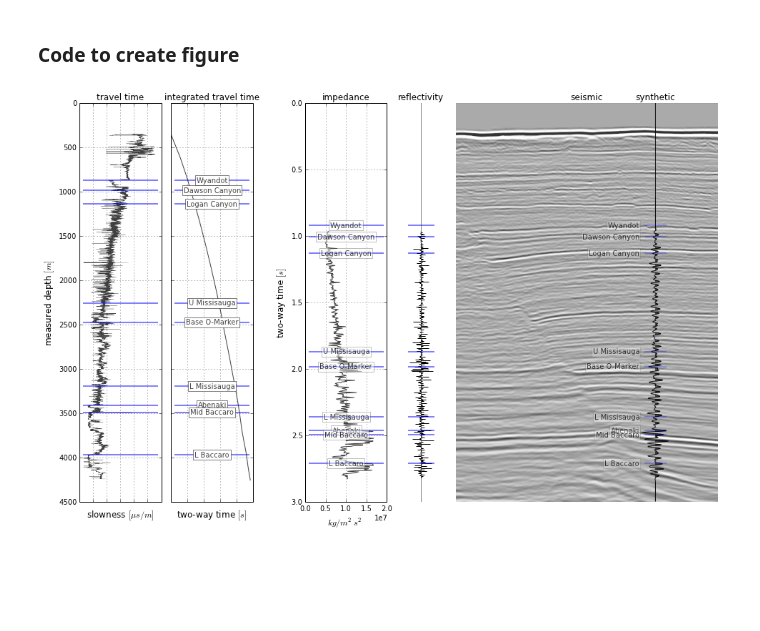
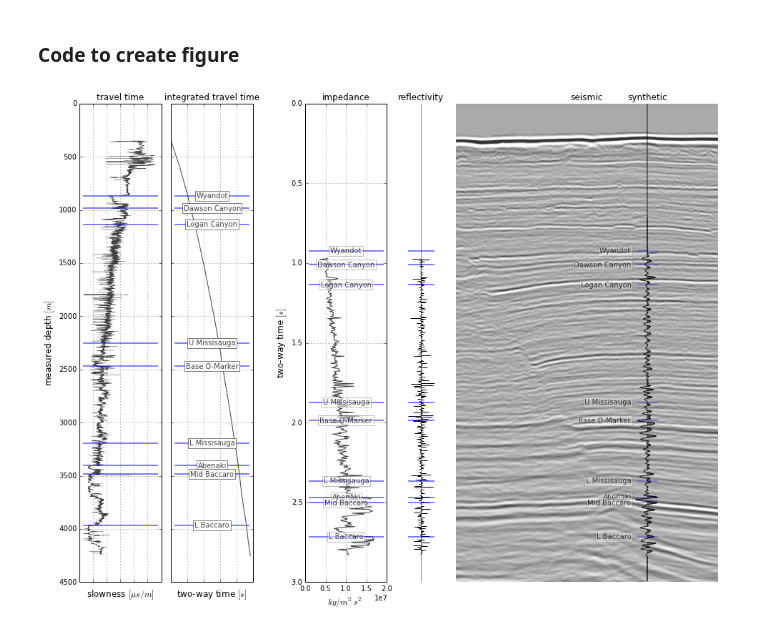
Before and after one commit to seg/tutorials, a Jupyter notebook: 1406_Make_a_synthetic/how_to_make_synthetic.ipynb, the cells around one changed output. Cells and saved outputs as stored; diff of their text form; code cells hidden in the pictures; blank space fills up the shorter version.

Commit message:
deleted extraneous files and figures

```diff
--- a/1406_Make_a_synthetic/how_to_make_synthetic.ipynb
+++ b/1406_Make_a_synthetic/how_to_make_synthetic.ipynb
@@ -86,7 +86,7 @@ repl_int = f2m(L30.start) - f2m(L30.well.KB.data) + f2m(L30.well.GL.data)
 water_vel = 1480
 print "replacement interval [m]: ", repl_int
 
-repl_vel = 1650 # m/s
+repl_vel = 1600 # m/s
 repl_time = 2 * repl_int / repl_vel
 print "two-way-replacement time: ", repl_time
 
@@ -522,7 +506,7 @@ traces = np.fliplr(np.transpose(traces))
 # %%
 import matplotlib.gridspec as gridspec
 
-f3 = figure(figsize=[16,10])
+f3 = figure(figsize=[16,12])
 
 gs = gridspec.GridSpec(1, 6, width_ratios = [1.25, 1.25, 0.5, 1.25, 0.75, 4])
 
@@ -614,33 +598,33 @@ axe.set_title('seismic')
 
 # put synthetic on seismic
 bottom = axe.get_position().get_points()[0][1]
 top =  axe.get_position().get_points()[1][1]
 
-axf = axe.figure.add_axes([0.80, bottom, 0.05, top-bottom])
+axf = axe.figure.add_axes([0.79, bottom, 0.05, top-bottom])
 gain_synth = 1
 axf.plot(gain_synth * synth, t[:-1], 'k', alpha = 0.9)
 axf.fill_betweenx(t[:-1], gain_synth * synth,  0,
                   gain_synth * synth > 0.0,
                   color = 'k', alpha = 0.5)
 axf.set_title('synthetic')
 axf.set_xlabel('', fontsize = '12')
 axf.set_ylim(0, 3)
 axf.set_xlim(-0.5 ,0.5)
 axf.invert_yaxis()
 axf.set_yticklabels('')
 axf.set_axis_off()
 axf.grid()
 for top, twt in tops_twt.iteritems():
     axf.axhline( y = float(twt), color = 'b', lw = 2,
                 alpha = 0.25, xmin = 0.25, xmax = 0.75)
     axf.text(x = -0.4, y = float(twt), s = top,
              alpha=0.75, color='k',
              fontsize = '10',
              horizontalalignment = 'right',
              verticalalignment = 'center',
              bbox=dict(facecolor='white', alpha=0.25, lw = 0.5),
              weight = 'light')
 
-f3.savefig('f3v2.png', facecolor = 'white', dpi = 300)
+f3.savefig('Figure_1.png', facecolor = 'white', dpi = 300)
 # %% [output]
-[figure, old version]
+[figure, new version]
```
Also changed, not shown: parts of 10 cells of this notebook, 8 other files.
